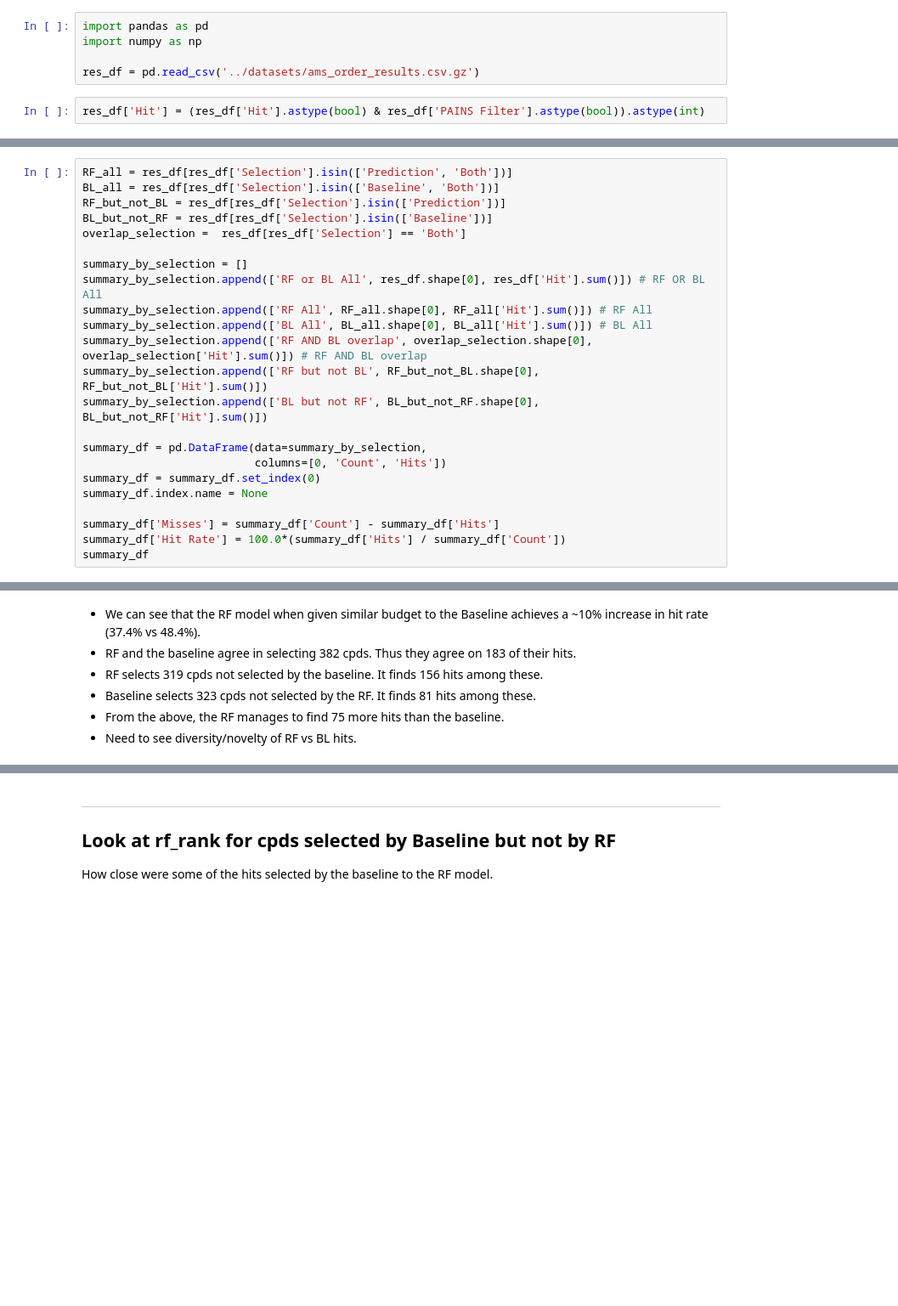
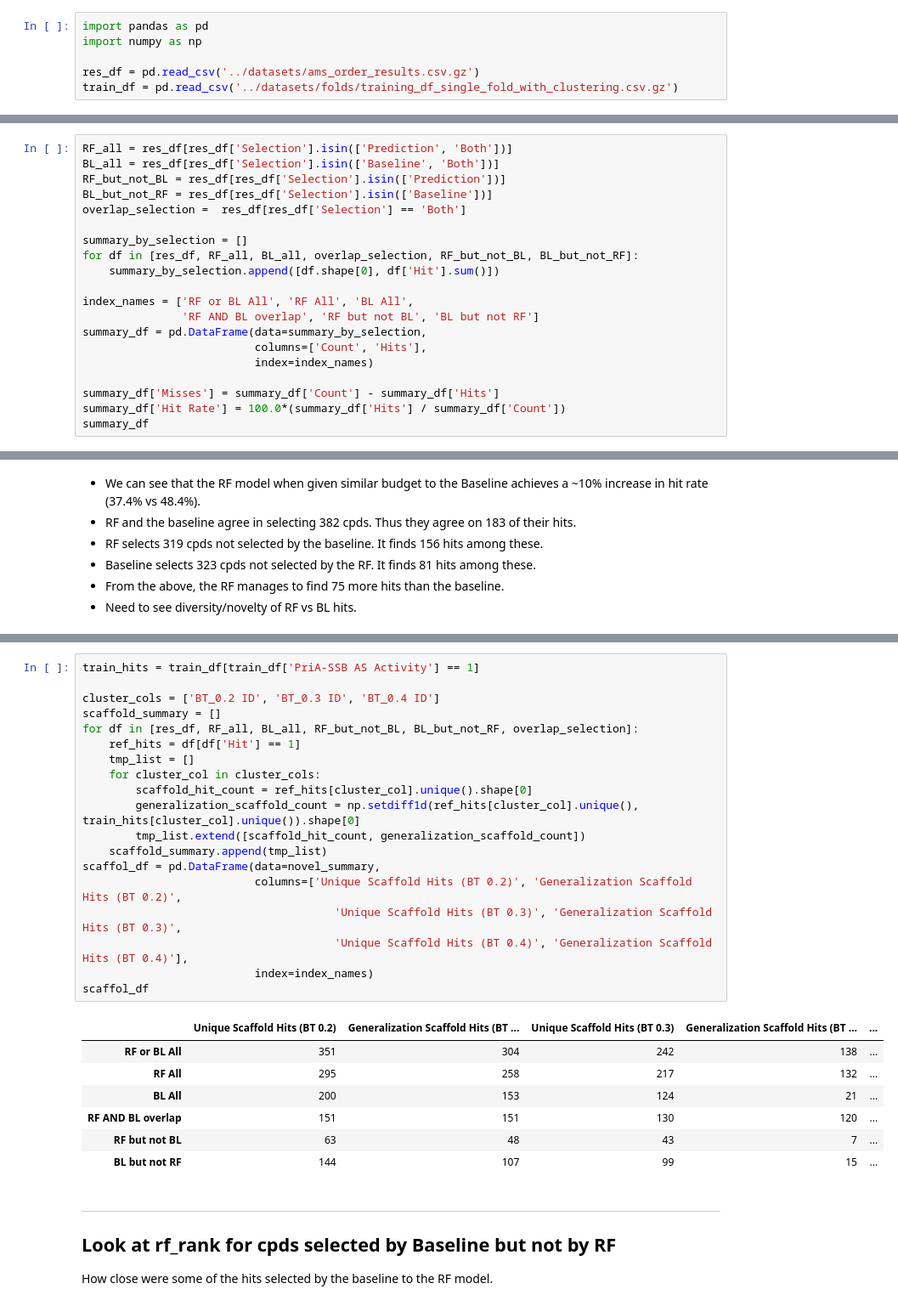
Before and after one commit to gitter-lab/pria-ams-enamine, a Jupyter notebook: analysis_notebooks/Process AMS Results.ipynb, the cells around one changed output, grey strips where cells are left out. Shown: that part at 85% size. Cells and saved outputs as stored; diff of their text form; blank space fills up the shorter version.

Commit message:
Update to AMS results
- Updated AMS results notebook with scaffold hits info.
- Updated AMS results dataset with clustering columns.

```diff
--- a/analysis_notebooks/Process AMS Results.ipynb
+++ b/analysis_notebooks/Process AMS Results.ipynb
@@ -3,8 +3,7 @@ import pandas as pd
 import numpy as np
 
 res_df = pd.read_csv('../datasets/ams_order_results.csv.gz')
+train_df = pd.read_csv('../datasets/folds/training_df_single_fold_with_clustering.csv.gz')
-# %%
-res_df['Hit'] = (res_df['Hit'].astype(bool) & res_df['PAINS Filter'].astype(bool)).astype(int)
 # %% [markdown]
 ---
 ## Total Hits of Ordered Compounds
@@ -24,17 +23,14 @@ BL_but_not_RF = res_df[res_df['Selection'].isin(['Baseline'])]
 overlap_selection =  res_df[res_df['Selection'] == 'Both']
 
 summary_by_selection = []
-summary_by_selection.append(['RF or BL All', res_df.shape[0], res_df['Hit'].sum()]) # RF OR BL All
-summary_by_selection.append(['RF All', RF_all.shape[0], RF_all['Hit'].sum()]) # RF All
-summary_by_selection.append(['BL All', BL_all.shape[0], BL_all['Hit'].sum()]) # BL All
-summary_by_selection.append(['RF AND BL overlap', overlap_selection.shape[0], overlap_selection['Hit'].sum()]) # RF AND BL overlap
-summary_by_selection.append(['RF but not BL', RF_but_not_BL.shape[0], RF_but_not_BL['Hit'].sum()])
-summary_by_selection.append(['BL but not RF', BL_but_not_RF.shape[0], BL_but_not_RF['Hit'].sum()])
+for df in [res_df, RF_all, BL_all, overlap_selection, RF_but_not_BL, BL_but_not_RF]:
+    summary_by_selection.append([df.shape[0], df['Hit'].sum()])
 
+index_names = ['RF or BL All', 'RF All', 'BL All',
+               'RF AND BL overlap', 'RF but not BL', 'BL but not RF']
 summary_df = pd.DataFrame(data=summary_by_selection,
-                          columns=[0, 'Count', 'Hits'])
-summary_df = summary_df.set_index(0)
-summary_df.index.name = None
+                          columns=['Count', 'Hits'],
+                          index=index_names)
 
 summary_df['Misses'] = summary_df['Count'] - summary_df['Hits']
 summary_df['Hit Rate'] = 100.0*(summary_df['Hits'] / summary_df['Count'])
@@ -57,3 +60,30 @@ summary_df
+# %%
+train_hits = train_df[train_df['PriA-SSB AS Activity'] == 1]
+
+cluster_cols = ['BT_0.2 ID', 'BT_0.3 ID', 'BT_0.4 ID']
+scaffold_summary = []
+for df in [res_df, RF_all, BL_all, RF_but_not_BL, BL_but_not_RF, overlap_selection]:
+    ref_hits = df[df['Hit'] == 1]
+    tmp_list = []
+    for cluster_col in cluster_cols:
+        scaffold_hit_count = ref_hits[cluster_col].unique().shape[0]
+        generalization_scaffold_count = np.setdiff1d(ref_hits[cluster_col].unique(), train_hits[cluster_col].unique()).shape[0]
+        tmp_list.extend([scaffold_hit_count, generalization_scaffold_count])
+    scaffold_summary.append(tmp_list)
+scaffol_df = pd.DataFrame(data=novel_summary,
+                          columns=['Unique Scaffold Hits (BT 0.2)', 'Generalization Scaffold Hits (BT 0.2)',
+                                      'Unique Scaffold Hits (BT 0.3)', 'Generalization Scaffold Hits (BT 0.3)',
+                                      'Unique Scaffold Hits (BT 0.4)', 'Generalization Scaffold Hits (BT 0.4)'],
+                          index=index_names)
+scaffol_df
+# %% [output]
+|  | Unique Scaffold Hits (BT 0.2) | Generalization Scaffold Hits (BT ... | Unique Scaffold Hits (BT 0.3) | Generalization Scaffold Hits (BT ... | ... |
+| RF or BL All | 351 | 304 | 242 | 138 | ... |
+| RF All | 295 | 258 | 217 | 132 | ... |
+| BL All | 200 | 153 | 124 | 21 | ... |
+| RF AND BL overlap | 151 | 151 | 130 | 120 | ... |
+| RF but not BL | 63 | 48 | 43 | 7 | ... |
+| BL but not RF | 144 | 107 | 99 | 15 | ... |
 # %% [markdown]
 ---
 ## Look at rf_rank for cpds selected by Baseline but not by RF
```
Also changed, not shown: parts of 1 cell of this notebook, 1 other file.
